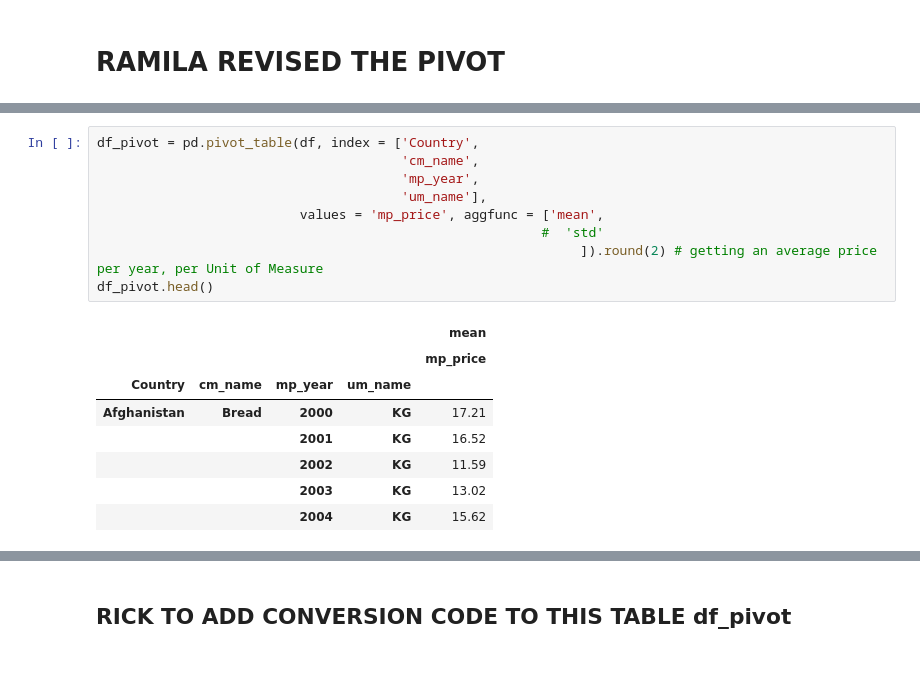
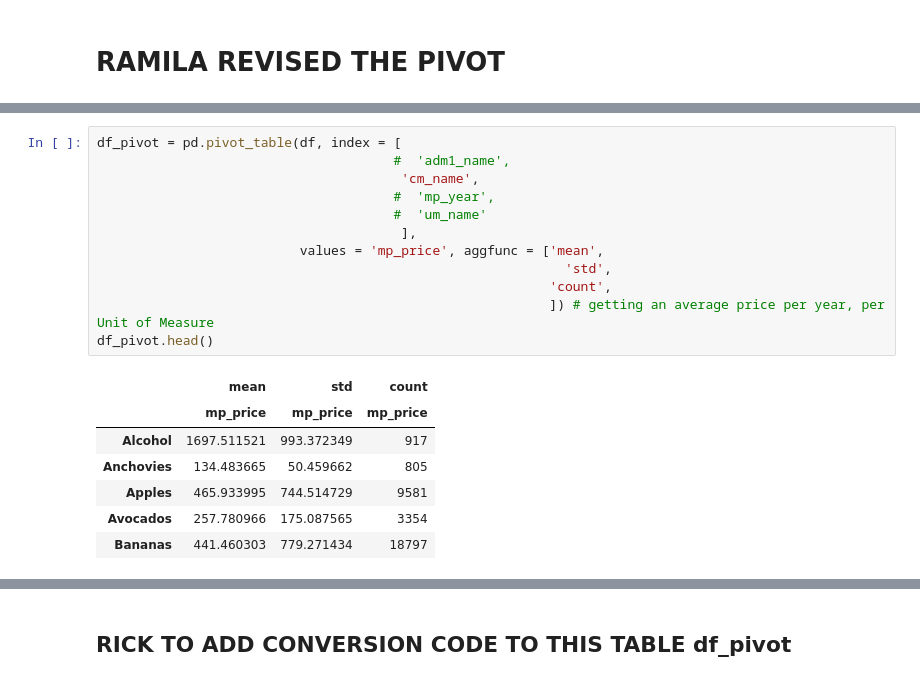
Before and after one commit to MaxSMCON/Group_2, a Jupyter notebook: Group_2_Stats.ipynb, the cells around one changed output, grey strips where cells are left out. Saved outputs shown, nothing was run; the diff lists cells and outputs as text.

```diff
--- a/Group_2_Stats.ipynb
+++ b/Group_2_Stats.ipynb
@@ -459,18 +526,20 @@ df.head()
 # %%
-df_pivot = pd.pivot_table(df, index = ['Country',
+df_pivot = pd.pivot_table(df, index = [
+                                      #  'adm1_name',
                                        'cm_name',
-                                       'mp_year',
-                                       'um_name'],
+                                      #  'mp_year',
+                                      #  'um_name'
+                                       ],
                           values = 'mp_price', aggfunc = ['mean',
-                                                         #  'std'
-                                                              ]).round(2) # getting an average price per year, per Unit of Measure
+                                                            'std',
+                                                          'count',
+                                                          ]) # getting an average price per year, per Unit of Measure
 df_pivot.head()
 # %% [output]
-|  |  |  |  | mean |
-|  |  |  |  | mp_price |
-| Country | cm_name | mp_year | um_name |  |
-| Afghanistan | Bread | 2000 | KG | 17.21 |
-|  |  | 2001 | KG | 16.52 |
-|  |  | 2002 | KG | 11.59 |
-|  |  | 2003 | KG | 13.02 |
-|  |  | 2004 | KG | 15.62 |
+|  | mean | std | count |
+|  | mp_price | mp_price | mp_price |
+| Alcohol | 1697.511521 | 993.372349 | 917 |
+| Anchovies | 134.483665 | 50.459662 | 805 |
+| Apples | 465.933995 | 744.514729 | 9581 |
+| Avocados | 257.780966 | 175.087565 | 3354 |
+| Bananas | 441.460303 | 779.271434 | 18797 |
```
Also changed, not shown: parts of 34 cells of this notebook.
